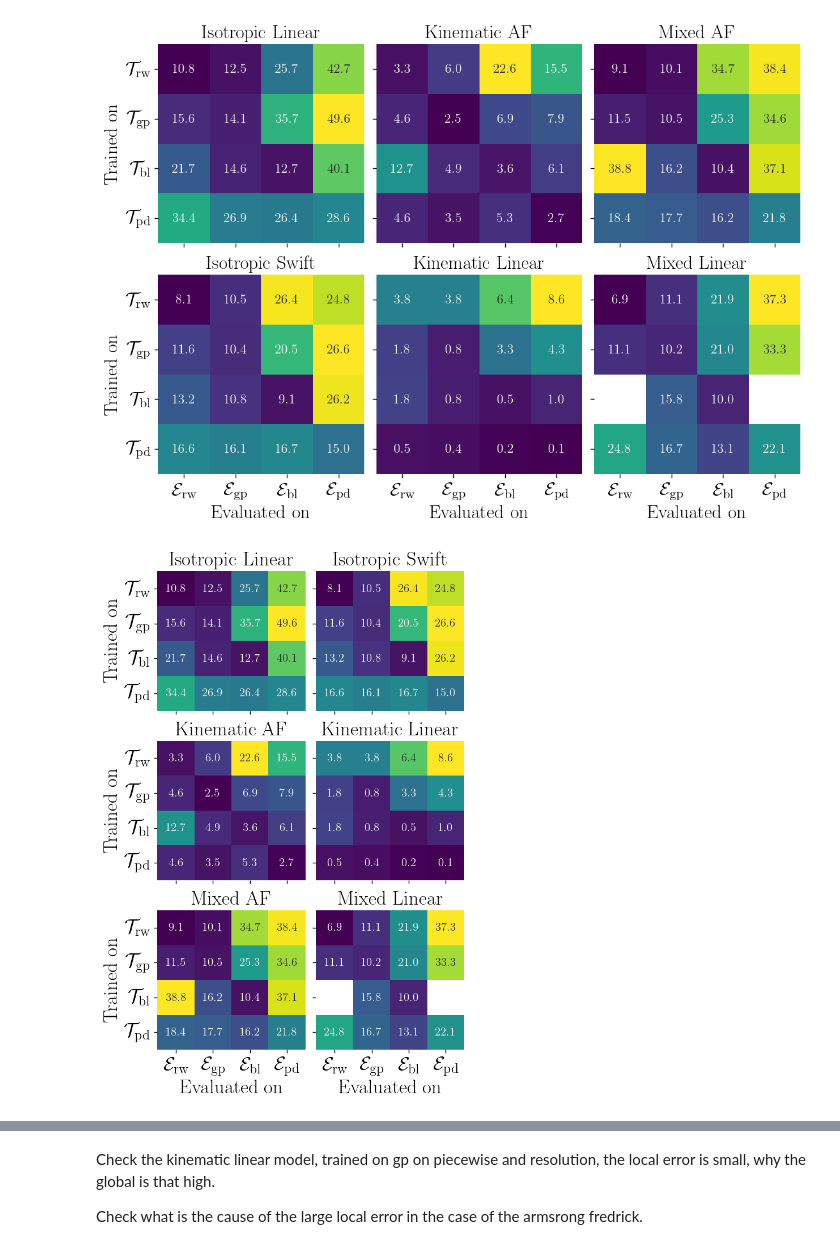
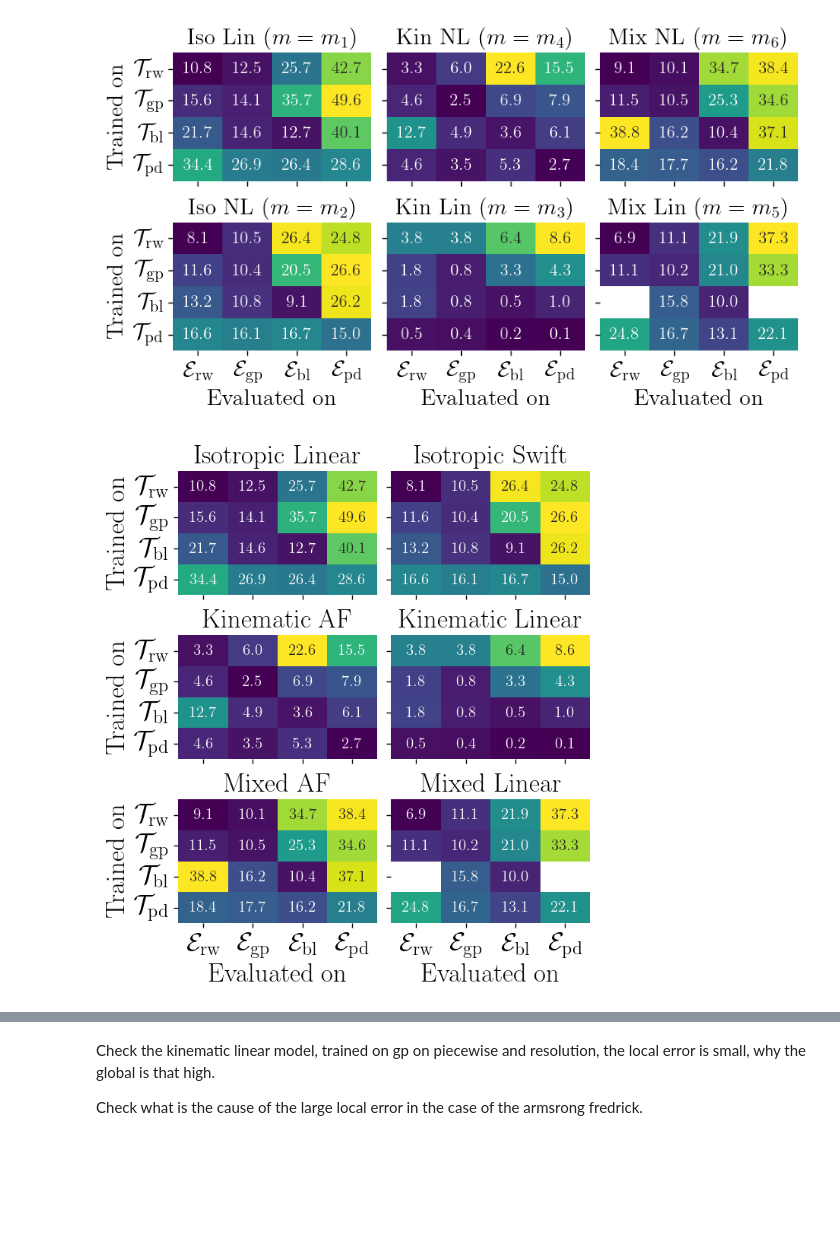
Before and after one commit to zsoca000/EP-neural-nets, a Jupyter notebook: notebooks/tasks/task2-comparision.ipynb, the cells around one changed output, grey strips where cells are left out. Cells and saved outputs as stored; diff of their text form; code cells hidden in the pictures; blank space fills up the shorter version.

```diff
--- a/notebooks/task2-comparision.ipynb
+++ b/notebooks/tasks/task2-comparision.ipynb
@@ -139,21 +140,0 @@ df_glob = pd.DataFrame(results_glob, columns=cols)
-# %%
-fig, ax = plt.subplots(6, 2, figsize=(10, 15), dpi=100, sharex=True, sharey=True)
-
-for j,df in enumerate([df_glob, df_loc]):
-    for i, (name, group) in enumerate(df.groupby('mat_name')):
-        mx = group[
-            ['train_set'] + [dataset_latex('eval', inp) for inp in eval_rand_inp_names + eval_crit_inp_names]
-            ].set_index('train_set')/1e6
-
-        ax[i,j].set_title(f'{name} - {'global' if j==0 else 'local'}', fontsize=16)
-
-        sns.heatmap( mx,annot=True,fmt=".1f",cmap="viridis",
-            ax=ax[i,j],cbar=False,annot_kws={"size":7},vmin=0, vmax= 100 if not j else 15)
-
-        ax[i,j].set_xlabel("")
-        ax[i,j].set_ylabel("")
-        ax[i,j].tick_params(axis='x', rotation=45)
-
-plt.tight_layout()
-plt.savefig(figure_path / f'task2-{network_name}{mode}{k}{p}{q}-evaluation.png',dpi=350)
-plt.show()
@@ -162,34 +207,41 @@ plt.show()
 # %%
-fig, ax = plt.subplots(2, 3, figsize=(9, 6.5), dpi=125, sharex=True, sharey=True)
+fig, ax = plt.subplots(2, 3, figsize=(7, 4), dpi=125, sharex=True, sharey=True)
 ax = ax.transpose().flatten()
 
 i = 0
 for name, group in df_glob.groupby('mat_name')[['train_set'] + [dataset_latex('eval', inp) for inp in eval_rand_inp_names]]:
     mx = group.copy().set_index('train_set')[[dataset_latex('eval', inp) for inp in eval_rand_inp_names]] /1e6
     mx[mx > 1e4] = np.nan
-    sns.heatmap(mx, ax=ax[i], annot=True, fmt=".1f", cmap="viridis", cbar=False, annot_kws={"size":12})
-    ax[i].set_title(name, fontsize=17)
+    sns.heatmap(
+        mx, ax=ax[i], annot=True, fmt=".1f", cmap="viridis", cbar=False, annot_kws={"size":12},
+    )
+
+    label = rf'{materials[name]["label"]} ($m={MAT_MAP[name]}$)'
+
+
+    ax[i].set_title(label, fontsize=16)
     ax[i].set_xlabel("")
     ax[i].set_ylabel("")
     i += 1
 
 
 for i in [0,1]:
-    ax[i].set_ylabel("Trained on", fontsize=17)
-    ax[i].tick_params(axis='y', rotation=0, labelsize=17)
+    ax[i].set_ylabel("Trained on", fontsize=16)
+    ax[i].tick_params(axis='y', rotation=0, labelsize=16)
 
 for i in [1,3,5]:
-    ax[i].set_xlabel("Evaluated on", fontsize=17)
-    ax[i].tick_params(axis='x', rotation=0, labelsize=17)
+    ax[i].set_xlabel("Evaluated on", fontsize=16)
+    ax[i].tick_params(axis='x', rotation=0, labelsize=16)
 
 
 plt.tight_layout()
-plt.savefig(figure_path / f'task2-{network_name}{mode}{k}{p}{q}-train-vs-eval.png',dpi=550)
+plt.savefig(figure_path / f'task2-{network_name}{mode}{k}{p}{q}-train-vs-eval.pdf', bbox_inches='tight')
+plt.savefig(figure_path / f'task2-{network_name}{mode}{k}{p}{q}-train-vs-eval.svg',format='svg', bbox_inches='tight')
 plt.show()
 # %% [output]
-[figure, old version]
+[figure, new version]
 # %%
-fig, ax = plt.subplots(3, 2, figsize=(6, 8), dpi=125, sharex=True, sharey=True)
+fig, ax = plt.subplots(3, 2, figsize=(6, 6), dpi=125, sharex=True, sharey=True)
 ax = ax.flatten()
 
 cols = [dataset_latex('eval', inp) for inp in eval_rand_inp_names]
@@ -215,8 +267,8 @@ for i in [-1,-2]:
     ax[i].tick_params(axis='x', rotation=0, labelsize=20)
 
 plt.tight_layout(rect=[0, 0, 0.9, 1])
-plt.savefig(das_path / f'task2-{network_name}{mode}{k}{p}{q}-train-vs-crit.png', dpi=750)
+plt.savefig(das_path / f'task2-{network_name}{mode}{k}{p}{q}-train-vs-crit.svg', format='svg', bbox_inches='tight')
 plt.show()
 # %% [output]
-[figure, old version]
+[figure, new version]
 # %%
```
Also changed, not shown: parts of 7 cells of this notebook, 17 other files.
